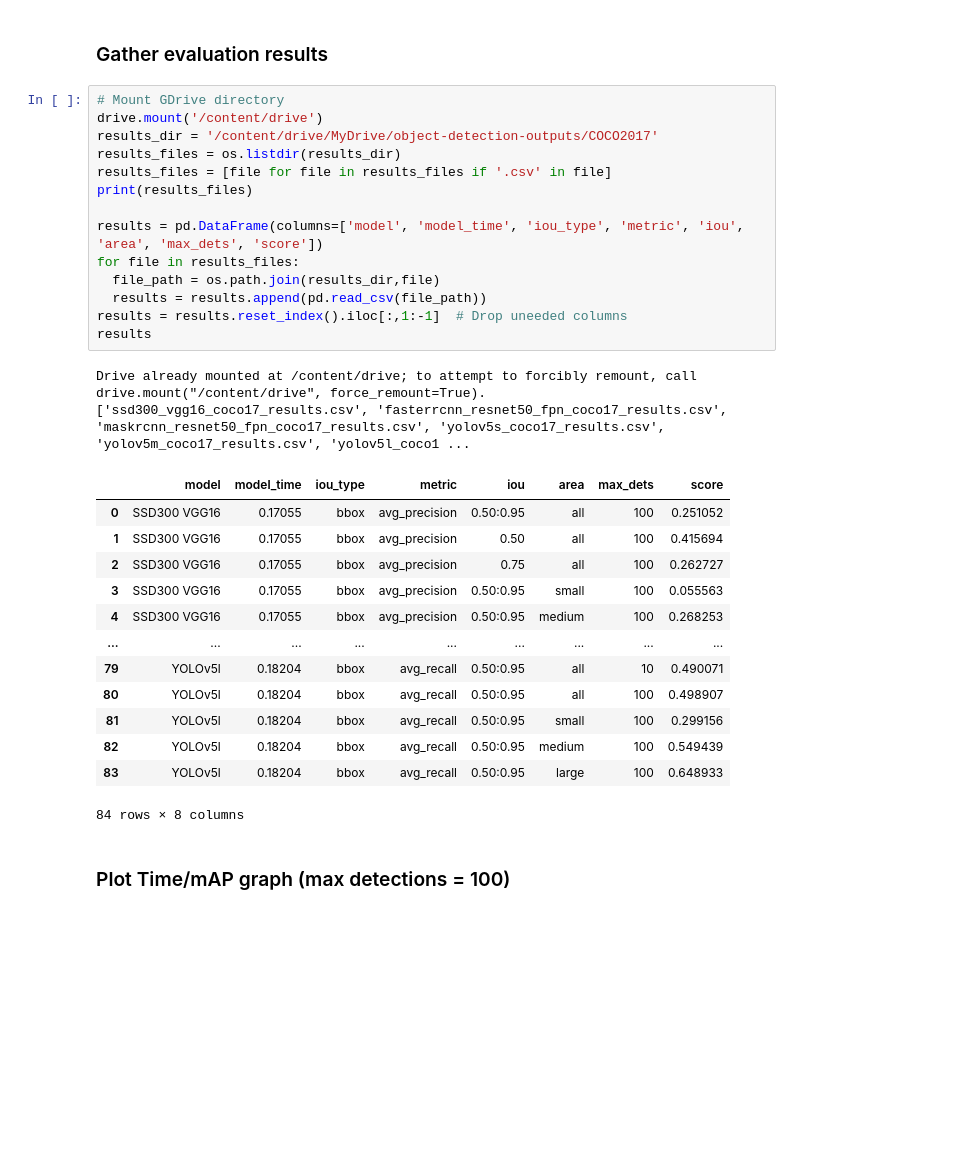
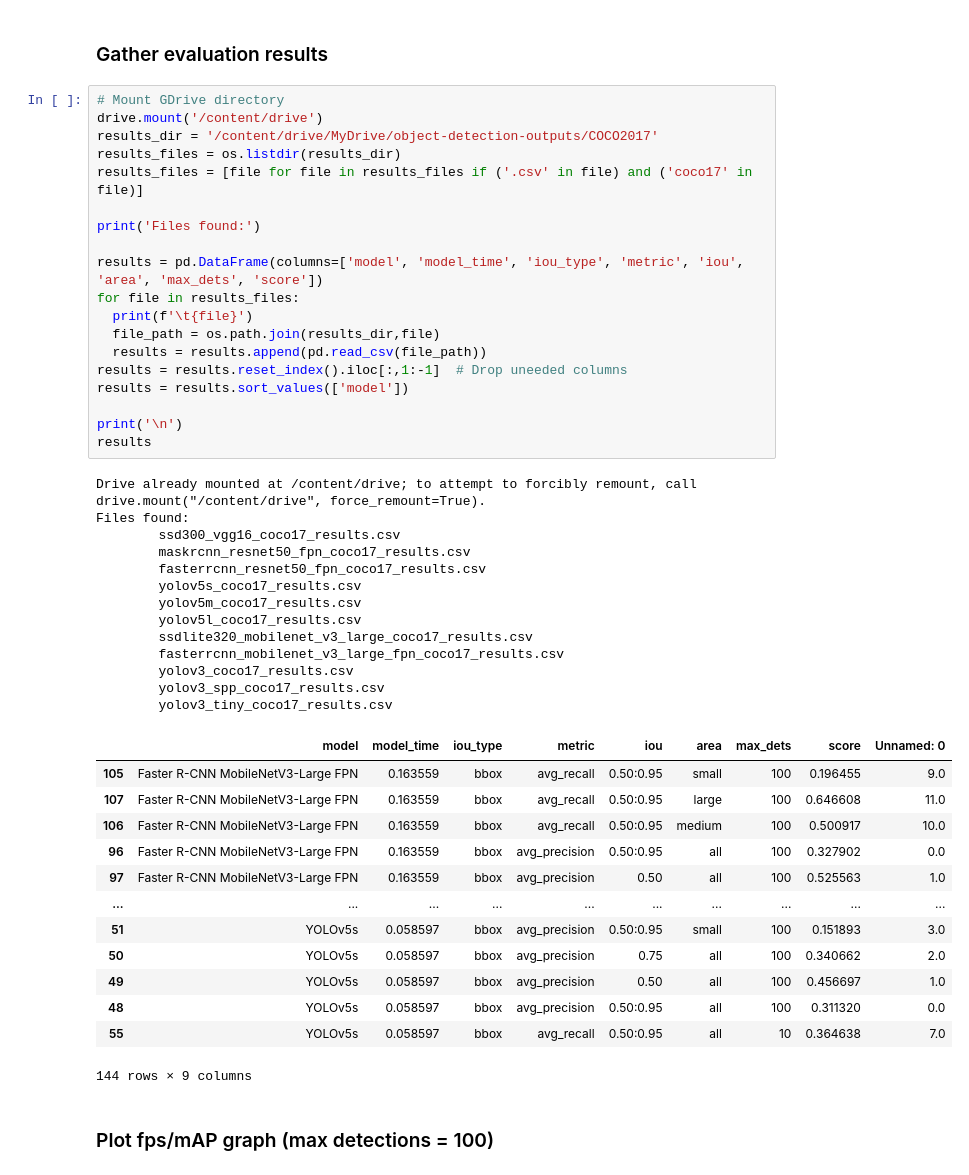
Before and after one commit to joangog/object-detection, a Jupyter notebook: coco2017_analysis.ipynb, the cells around one changed output. Drawn from its saved outputs; the diff is of its cells as text; blank space fills up the shorter version.

```diff
--- a/coco2017_analysis.ipynb
+++ b/coco2017_analysis.ipynb
@@ -29,35 +29,51 @@ import matplotlib.pyplot as plt
 # %%
 # Mount GDrive directory
 drive.mount('/content/drive')
 results_dir = '/content/drive/MyDrive/object-detection-outputs/COCO2017'
 results_files = os.listdir(results_dir)
-results_files = [file for file in results_files if '.csv' in file]
-print(results_files)
+results_files = [file for file in results_files if ('.csv' in file) and ('coco17' in file)]
+
+print('Files found:')
 
 results = pd.DataFrame(columns=['model', 'model_time', 'iou_type', 'metric', 'iou', 'area', 'max_dets', 'score'])
 for file in results_files:
+  print(f'\t{file}')
   file_path = os.path.join(results_dir,file)
   results = results.append(pd.read_csv(file_path))
 results = results.reset_index().iloc[:,1:-1]  # Drop uneeded columns
+results = results.sort_values(['model'])
+
+print('\n')
 results
 # %% [output]
 Drive already mounted at /content/drive; to attempt to forcibly remount, call drive.mount("/content/drive", force_remount=True).
-['ssd300_vgg16_coco17_results.csv', 'fasterrcnn_resnet50_fpn_coco17_results.csv', 'maskrcnn_resnet50_fpn_coco17_results.csv', 'yolov5s_coco17_results.csv', 'yolov5m_coco17_results.csv', 'yolov5l_coco1 ...
+Files found:
+        ssd300_vgg16_coco17_results.csv
+        maskrcnn_resnet50_fpn_coco17_results.csv
+        fasterrcnn_resnet50_fpn_coco17_results.csv
+        yolov5s_coco17_results.csv
+        yolov5m_coco17_results.csv
+        yolov5l_coco17_results.csv
+        ssdlite320_mobilenet_v3_large_coco17_results.csv
+        fasterrcnn_mobilenet_v3_large_fpn_coco17_results.csv
+        yolov3_coco17_results.csv
+        yolov3_spp_coco17_results.csv
+        yolov3_tiny_coco17_results.csv
-|  | model | model_time | iou_type | metric | iou | area | max_dets | score |
-| 0 | SSD300 VGG16 | 0.17055 | bbox | avg_precision | 0.50:0.95 | all | 100 | 0.251052 |
-| 1 | SSD300 VGG16 | 0.17055 | bbox | avg_precision | 0.50 | all | 100 | 0.415694 |
-| 2 | SSD300 VGG16 | 0.17055 | bbox | avg_precision | 0.75 | all | 100 | 0.262727 |
-| 3 | SSD300 VGG16 | 0.17055 | bbox | avg_precision | 0.50:0.95 | small | 100 | 0.055563 |
-| 4 | SSD300 VGG16 | 0.17055 | bbox | avg_precision | 0.50:0.95 | medium | 100 | 0.268253 |
-| ... | ... | ... | ... | ... | ... | ... | ... | ... |
-| 79 | YOLOv5l | 0.18204 | bbox | avg_recall | 0.50:0.95 | all | 10 | 0.490071 |
-| 80 | YOLOv5l | 0.18204 | bbox | avg_recall | 0.50:0.95 | all | 100 | 0.498907 |
-| 81 | YOLOv5l | 0.18204 | bbox | avg_recall | 0.50:0.95 | small | 100 | 0.299156 |
-| 82 | YOLOv5l | 0.18204 | bbox | avg_recall | 0.50:0.95 | medium | 100 | 0.549439 |
-| 83 | YOLOv5l | 0.18204 | bbox | avg_recall | 0.50:0.95 | large | 100 | 0.648933 |
+|  | model | model_time | iou_type | metric | iou | area | max_dets | score | Unnamed: 0 |
+| 105 | Faster R-CNN MobileNetV3-Large FPN | 0.163559 | bbox | avg_recall | 0.50:0.95 | small | 100 | 0.196455 | 9.0 |
+| 107 | Faster R-CNN MobileNetV3-Large FPN | 0.163559 | bbox | avg_recall | 0.50:0.95 | large | 100 | 0.646608 | 11.0 |
+| 106 | Faster R-CNN MobileNetV3-Large FPN | 0.163559 | bbox | avg_recall | 0.50:0.95 | medium | 100 | 0.500917 | 10.0 |
+| 96 | Faster R-CNN MobileNetV3-Large FPN | 0.163559 | bbox | avg_precision | 0.50:0.95 | all | 100 | 0.327902 | 0.0 |
+| 97 | Faster R-CNN MobileNetV3-Large FPN | 0.163559 | bbox | avg_precision | 0.50 | all | 100 | 0.525563 | 1.0 |
+| ... | ... | ... | ... | ... | ... | ... | ... | ... | ... |
+| 51 | YOLOv5s | 0.058597 | bbox | avg_precision | 0.50:0.95 | small | 100 | 0.151893 | 3.0 |
+| 50 | YOLOv5s | 0.058597 | bbox | avg_precision | 0.75 | all | 100 | 0.340662 | 2.0 |
+| 49 | YOLOv5s | 0.058597 | bbox | avg_precision | 0.50 | all | 100 | 0.456697 | 1.0 |
+| 48 | YOLOv5s | 0.058597 | bbox | avg_precision | 0.50:0.95 | all | 100 | 0.311320 | 0.0 |
+| 55 | YOLOv5s | 0.058597 | bbox | avg_recall | 0.50:0.95 | all | 10 | 0.364638 | 7.0 |
-84 rows × 8 columns
+144 rows × 9 columns
 # %% [markdown]
-### Plot Time/mAP graph (max detections = 100)
+### Plot  fps/mAP graph (max detections = 100)
 # %%
 models = results.model.unique()
 
```
Also changed, not shown: parts of 3 cells of this notebook.
